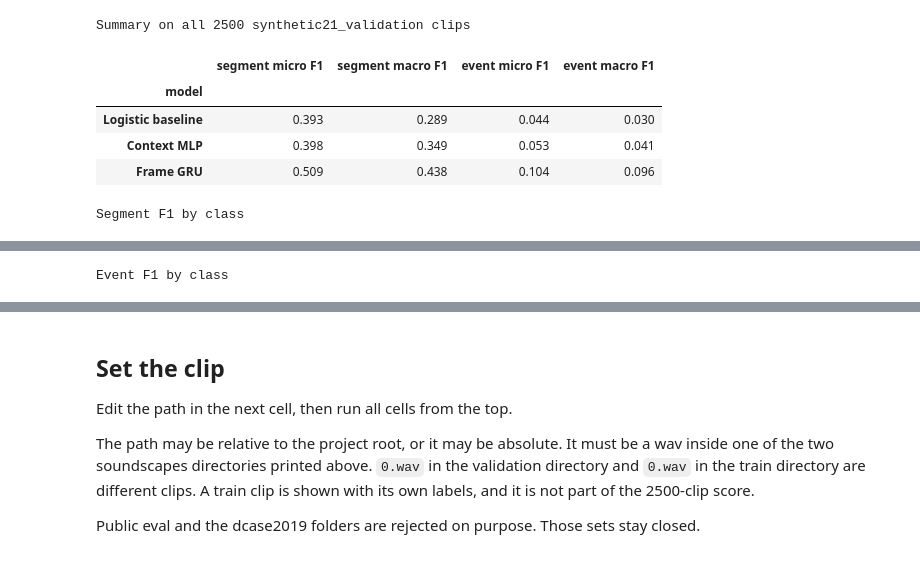
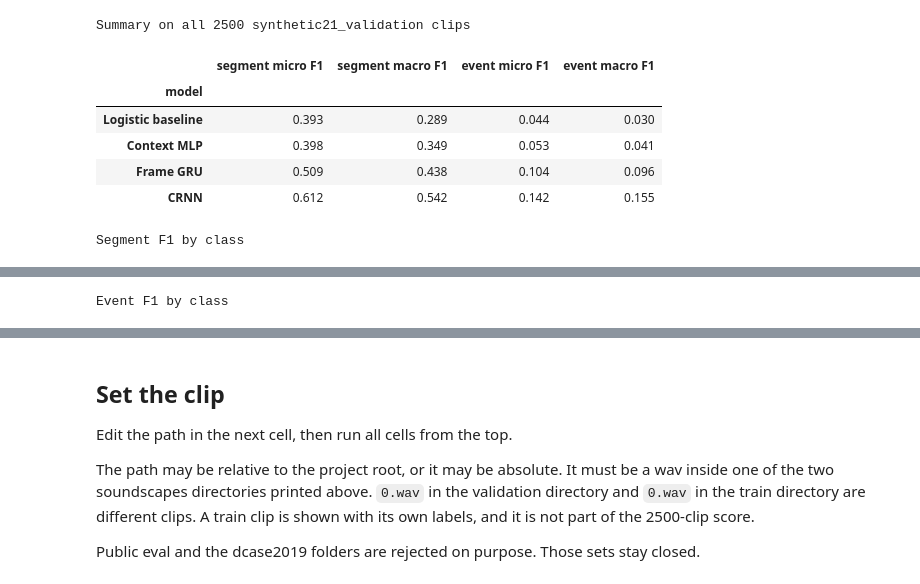
Before and after one commit to GaurangRGupta/urban-sound-event-detection, a Jupyter notebook: notebooks/02_model_outputs.ipynb, the cells around one changed output, grey strips where cells are left out. Saved outputs shown, nothing was run; the diff lists cells and outputs as text; code cells hidden in the pictures.

```diff
--- a/notebooks/02_model_outputs.ipynb
+++ b/notebooks/02_model_outputs.ipynb
@@ -60,7 +63,7 @@ import numpy as np
 import pandas as pd
 import soundfile as sf
 import torch
-from IPython.display import Audio, display
+from IPython.display import Audio, Image, display
 from scipy.optimize import linear_sum_assignment
 
 pd.set_option("display.max_rows", 300)
@@ -97,6 +100,7 @@ from nndl_project.context import CONTEXT_RADIUS, ContextMLP, n_inputs, stack_con
 from nndl_project.data import Event, events_for_split, split_paths
 from nndl_project.decode import decode_events
 from nndl_project.features import load_mono_16k, log_mel
+from nndl_project.crnn import SmallCRNN
 from nndl_project.sequence import FrameGRU
 
 VAL_AUDIO, VAL_TSV = split_paths("validation")
@@ -105,11 +109,13 @@ REPORTS = {
     "Logistic baseline": ROOT / "reports" / "baseline_logistic.md",
     "Context MLP": ROOT / "reports" / "context_mlp.md",
     "Frame GRU": ROOT / "reports" / "frame_gru.md",
+    "CRNN": ROOT / "reports" / "crnn.md",
 }
 MODEL_FILES = {
     "Logistic baseline": ROOT / "data" / "cache" / "logmel_v1" / "train_10000" / "models.joblib",
     "Context MLP": ROOT / "data" / "cache" / "context_mlp" / "full" / "model_last.pt",
     "Frame GRU": ROOT / "data" / "cache" / "frame_gru" / "full" / "model_last.pt",
+    "CRNN": ROOT / "data" / "cache" / "crnn" / "full" / "model_last.pt",
 }
 CACHE_DIRS = {
     "validation": ROOT / "data" / "cache" / "logmel_v1" / "validation_2500",
@@ -204,54 +214,113 @@ summary = pd.DataFrame(summary_rows).set_index("model")
 by_class = pd.DataFrame(class_rows)
 segment_wide = by_class.pivot(index="class", columns="model", values="segment F1")
 event_wide = by_class.pivot(index="class", columns="model", values="event F1")
-column_order = ["Logistic baseline", "Context MLP", "Frame GRU"]
+column_order = ["Logistic baseline", "Context MLP", "Frame GRU", "CRNN"]
 segment_wide = segment_wide[column_order]
 event_wide = event_wide[column_order]
 
 print("Summary on all 2500 synthetic21_validation clips")
 display(summary.round(3))
 print("Segment F1 by class")
 display(segment_wide.round(3))
 print("Event F1 by class")
 display(event_wide.round(3))
 
 logistic = summary.loc["Logistic baseline"]
 mlp = summary.loc["Context MLP"]
 gru = summary.loc["Frame GRU"]
+crnn = summary.loc["CRNN"]
 print(
     "Segment micro F1 is "
     f"{logistic['segment micro F1']:.3f} for the logistic model, "
-    f"{mlp['segment micro F1']:.3f} for the context MLP, and "
-    f"{gru['segment micro F1']:.3f} for the frame GRU."
+    f"{mlp['segment micro F1']:.3f} for the context MLP, "
+    f"{gru['segment micro F1']:.3f} for the frame GRU, and "
+    f"{crnn['segment micro F1']:.3f} for the CRNN."
 )
 print(
     "Event micro F1 is "
     f"{logistic['event micro F1']:.3f} for the logistic model, "
-    f"{mlp['event micro F1']:.3f} for the context MLP, and "
-    f"{gru['event micro F1']:.3f} for the frame GRU."
+    f"{mlp['event micro F1']:.3f} for the context MLP, "
+    f"{gru['event micro F1']:.3f} for the frame GRU, and "
+    f"{crnn['event micro F1']:.3f} for the CRNN."
 )
 print(
-    "The frame GRU is ahead on all four summary numbers. "
-    "Event micro F1 is still low for every model: most predicted events do not land on a reference event."
+    "The CRNN is ahead on all four summary numbers. "
+    "Event micro F1 is still low. Most predicted events are extras."
 )
-gain = (event_wide["Frame GRU"] - event_wide["Logistic baseline"]).sort_values(ascending=False)
-print("Largest event-F1 gains from the logistic model to the frame GRU:")
-for label, value in gain.head(3).items():
-    print(
-        f"  {label}: logistic {event_wide.loc[label, 'Logistic baseline']:.3f}, "
-        f"GRU {event_wide.loc[label, 'Frame GRU']:.3f}, gain {value:.3f}"
-    )
-best_event = event_wide["Frame GRU"].idxmax()
+
+
+def epoch_history(text: str) -> list[dict[str, float]]:
+    # Numeric rows under the epoch-history heading, until the next heading.
+    rows: list[dict[str, float]] = []
+    in_history = False
+    for line in text.splitlines():
+        if line.strip() == "## Epoch history":
+            in_history = True
+            continue
+        if in_history and line.startswith("## "):
+            break
+        if not in_history or not line.startswith("|"):
+            continue
+        cells = [cell.strip() for cell in line.strip().strip("|").split("|")]
+        if not cells[0].isdigit():
+            continue
+        rows.append(
+            {
+                "epoch": float(cells[0]),
+                "train_weighted": float(cells[1]),
+                "val_weighted": float(cells[3]),
+                "val_unweighted": float(cells[4]),
+                "segment_micro": float(cells[5]),
+                "event_micro": float(cells[7]),
+            }
+        )
+    if not rows:
+        raise ValueError("CRNN report has no epoch history")
+    return rows
+
+
+history = epoch_history(REPORTS["CRNN"].read_text(encoding="utf-8"))
+best_weighted = min(history, key=lambda row: row["val_weighted"])
+lowest_unweighted = min(history, key=lambda row: row["val_unweighted"])
+best_segment = max(history, key=lambda row: row["segment_micro"])
+best_event_epoch = max(history, key=lambda row: row["event_micro"])
+last = history[-1]
+train_fell = all(
+    history[index]["train_weighted"] < history[index - 1]["train_weighted"]
+    for index in range(1, len(history))
+)
+if not train_fell:
+    raise ValueError("expected the CRNN training cost to fall at every epoch")
 print(
-    f"The highest frame-GRU event F1 is {best_event} at {event_wide.loc[best_event, 'Frame GRU']:.3f}. "
-    "Long steady sounds move more than short bursts. "
-    "The loss scores 20 ms frames, and the fixed threshold of 0.5 still emits short fragments."
+    f"CRNN training cost fell at every epoch, from {history[0]['train_weighted']:.3f} "
+    f"to {last['train_weighted']:.3f}."
 )
+print(
+    f"Weighted validation cost was lowest at epoch {int(best_weighted['epoch'])} "
+    f"({best_weighted['val_weighted']:.3f}) and is {last['val_weighted']:.3f} "
+    f"at epoch {int(last['epoch'])}."
+)
+print(
+    f"Unweighted validation cost is lowest at epoch {int(lowest_unweighted['epoch'])} "
+    f"({lowest_unweighted['val_unweighted']:.3f}). "
+    f"Segment micro F1 is highest at epoch {int(best_segment['epoch'])} "
+    f"({best_segment['segment_micro']:.3f}). "
+    f"Event micro F1 peaked at epoch {int(best_event_epoch['epoch'])} "
+    f"({best_event_epoch['event_micro']:.3f}) and is {last['event_micro']:.3f} at the saved epoch."
+)
+print(
+    f"The saved CRNN is epoch {int(last['epoch'])}, the last finished epoch, "
+    "not the epoch with the lower validation cost."
+)
+cost_figure = ROOT / "reports" / "crnn_cost.png"
+print(f"Cost figure: {cost_figure}")
+display(Image(filename=str(cost_figure)))
 # %% [output]
 Summary on all 2500 synthetic21_validation clips
 |  | segment micro F1 | segment macro F1 | event micro F1 | event macro F1 |
 | model |  |  |  |  |
 | Logistic baseline | 0.393 | 0.289 | 0.044 | 0.030 |
 | Context MLP | 0.398 | 0.349 | 0.053 | 0.041 |
 | Frame GRU | 0.509 | 0.438 | 0.104 | 0.096 |
+| CRNN | 0.612 | 0.542 | 0.142 | 0.155 |
 Segment F1 by class
```
Also changed, not shown: parts of 11 cells of this notebook, 9 other files.
